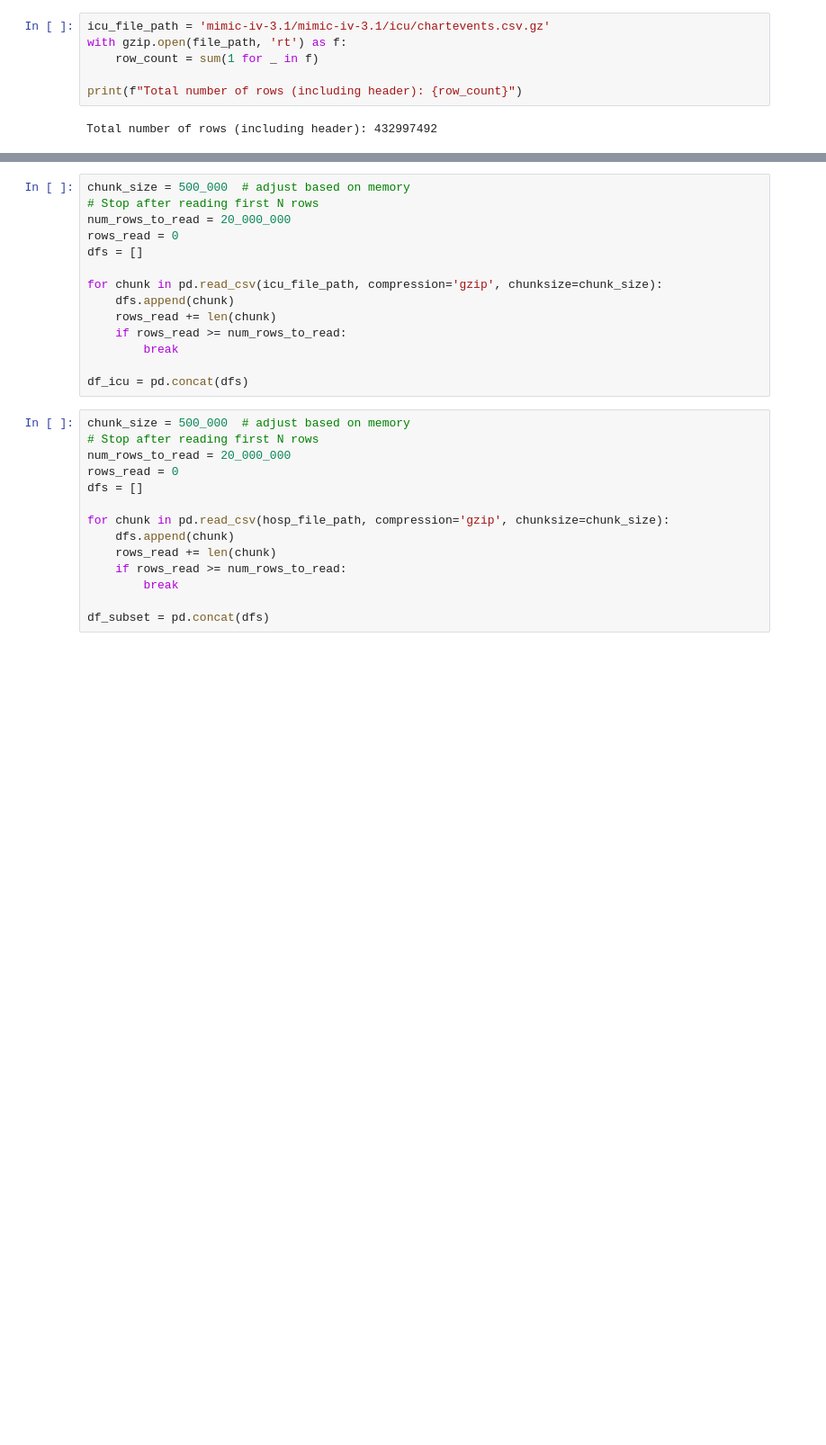
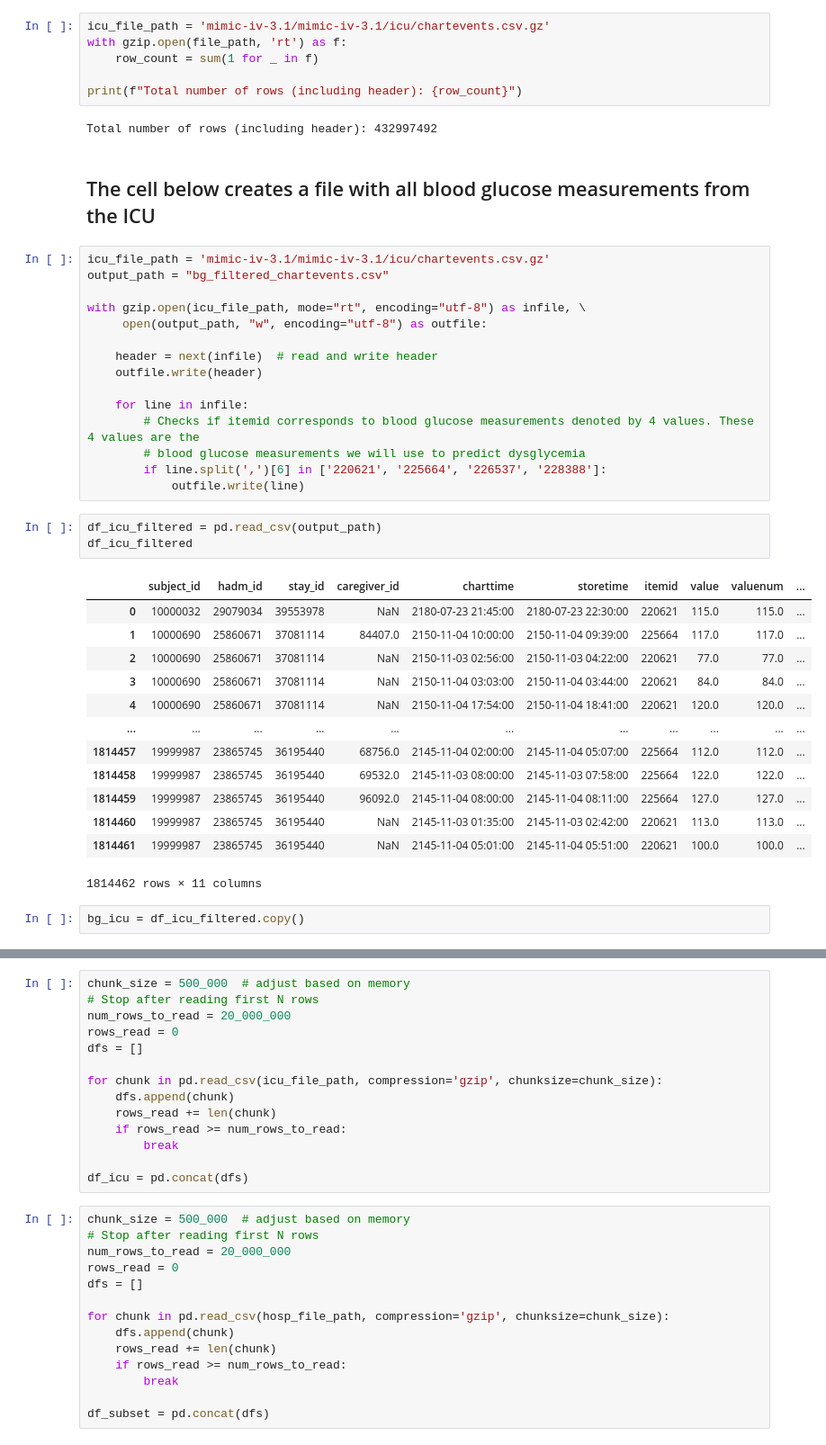
Before and after one commit to Mashal199/DysglycemiaPrediction, a Jupyter notebook: Small mimic EDA.ipynb, the cells around one changed output, grey strips where cells are left out. Shown at 90% size. Drawn from its saved outputs; the diff is of its cells as text; blank space fills up the shorter version.

```diff
--- a/Small mimic EDA.ipynb
+++ b/Small mimic EDA.ipynb
@@ -23,3 +23,39 @@ with gzip.open(file_path, 'rt') as f:
 print(f"Total number of rows (including header): {row_count}")
 # %% [output]
 Total number of rows (including header): 432997492
+# %% [markdown]
+## The cell below creates a file with all blood glucose measurements from the ICU
+# %%
+icu_file_path = 'mimic-iv-3.1/mimic-iv-3.1/icu/chartevents.csv.gz'
+output_path = "bg_filtered_chartevents.csv"
+
+with gzip.open(icu_file_path, mode="rt", encoding="utf-8") as infile, \
+     open(output_path, "w", encoding="utf-8") as outfile:
+
+    header = next(infile)  # read and write header
+    outfile.write(header)
+
+    for line in infile:
+        # Checks if itemid corresponds to blood glucose measurements denoted by 4 values. These 4 values are the
+        # blood glucose measurements we will use to predict dysglycemia
+        if line.split(',')[6] in ['220621', '225664', '226537', '228388']:
+            outfile.write(line)
+# %%
+df_icu_filtered = pd.read_csv(output_path)
+df_icu_filtered
+# %% [output]
+|  | subject_id | hadm_id | stay_id | caregiver_id | charttime | storetime | itemid | value | valuenum | ... |
+| 0 | 10000032 | 29079034 | 39553978 | NaN | 2180-07-23 21:45:00 | 2180-07-23 22:30:00 | 220621 | 115.0 | 115.0 | ... |
+| 1 | 10000690 | 25860671 | 37081114 | 84407.0 | 2150-11-04 10:00:00 | 2150-11-04 09:39:00 | 225664 | 117.0 | 117.0 | ... |
+| 2 | 10000690 | 25860671 | 37081114 | NaN | 2150-11-03 02:56:00 | 2150-11-03 04:22:00 | 220621 | 77.0 | 77.0 | ... |
+| 3 | 10000690 | 25860671 | 37081114 | NaN | 2150-11-04 03:03:00 | 2150-11-04 03:44:00 | 220621 | 84.0 | 84.0 | ... |
+| 4 | 10000690 | 25860671 | 37081114 | NaN | 2150-11-04 17:54:00 | 2150-11-04 18:41:00 | 220621 | 120.0 | 120.0 | ... |
+| ... | ... | ... | ... | ... | ... | ... | ... | ... | ... | ... |
+| 1814457 | 19999987 | 23865745 | 36195440 | 68756.0 | 2145-11-04 02:00:00 | 2145-11-04 05:07:00 | 225664 | 112.0 | 112.0 | ... |
+| 1814458 | 19999987 | 23865745 | 36195440 | 69532.0 | 2145-11-03 08:00:00 | 2145-11-03 07:58:00 | 225664 | 122.0 | 122.0 | ... |
+| 1814459 | 19999987 | 23865745 | 36195440 | 96092.0 | 2145-11-04 08:00:00 | 2145-11-04 08:11:00 | 225664 | 127.0 | 127.0 | ... |
+| 1814460 | 19999987 | 23865745 | 36195440 | NaN | 2145-11-03 01:35:00 | 2145-11-03 02:42:00 | 220621 | 113.0 | 113.0 | ... |
+| 1814461 | 19999987 | 23865745 | 36195440 | NaN | 2145-11-04 05:01:00 | 2145-11-04 05:51:00 | 220621 | 100.0 | 100.0 | ... |
+1814462 rows × 11 columns
+# %%
+bg_icu = df_icu_filtered.copy()
```
Also changed, not shown: parts of 12 cells of this notebook, 2 other files.
